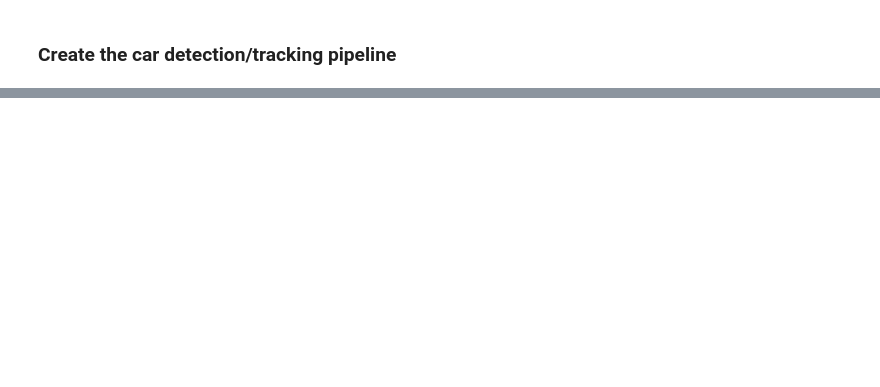
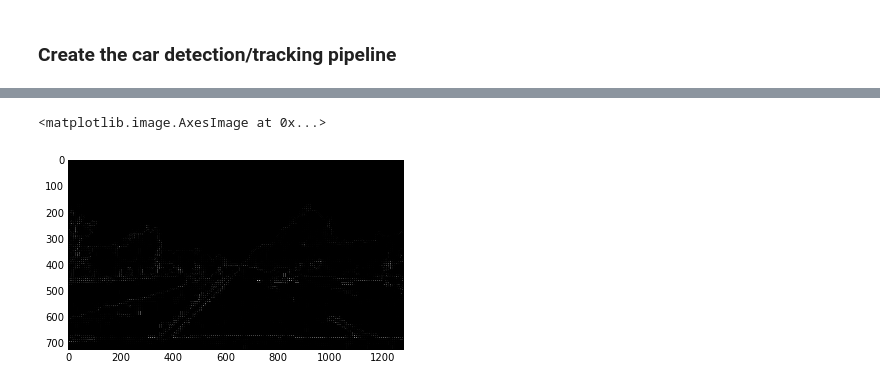
Before and after one commit to allen8r/sdc-vehicle-detection-tracking, a Jupyter notebook: detect-cars.ipynb, the cells around one changed output, grey strips where cells are left out. Saved outputs shown, nothing was run; the diff lists cells and outputs as text; code cells hidden in the pictures; blank space fills up the shorter version.

```diff
--- a/detect-cars.ipynb
+++ b/detect-cars.ipynb
@@ -354,0 +375,11 @@ snapshot = VideoFileClip("./test_videos/project_video.mp4").save_frame('./test_i
+# %%
+frame50 = mpimg.imread('./test_images/proj_vid_frame50.jpg')
+frame50 = convert_color(frame50, 'RGB2HSV')
+# %%
+features, hog_img = get_hog_features(frame50[:,:,0], orient, pix_per_cell, cell_per_block,
+                    vis=True, feature_vec=True)
+
+plt.imshow(hog_img, cmap='gray')
+# %% [output]
+<matplotlib.image.AxesImage at 0x...>
+[figure, added]
```
Also changed, not shown: parts of 16 cells of this notebook, 5 other files.
